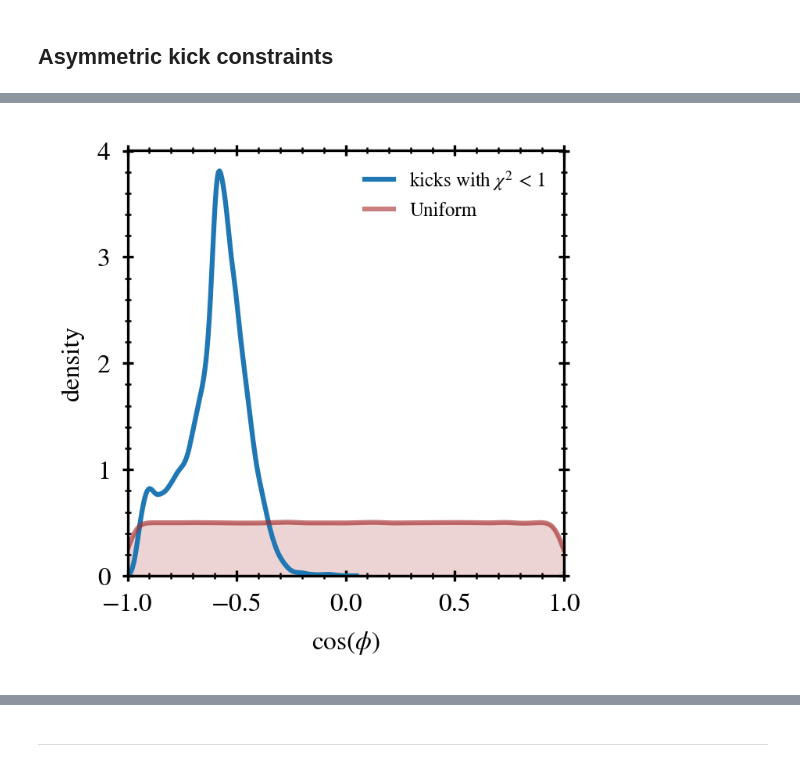
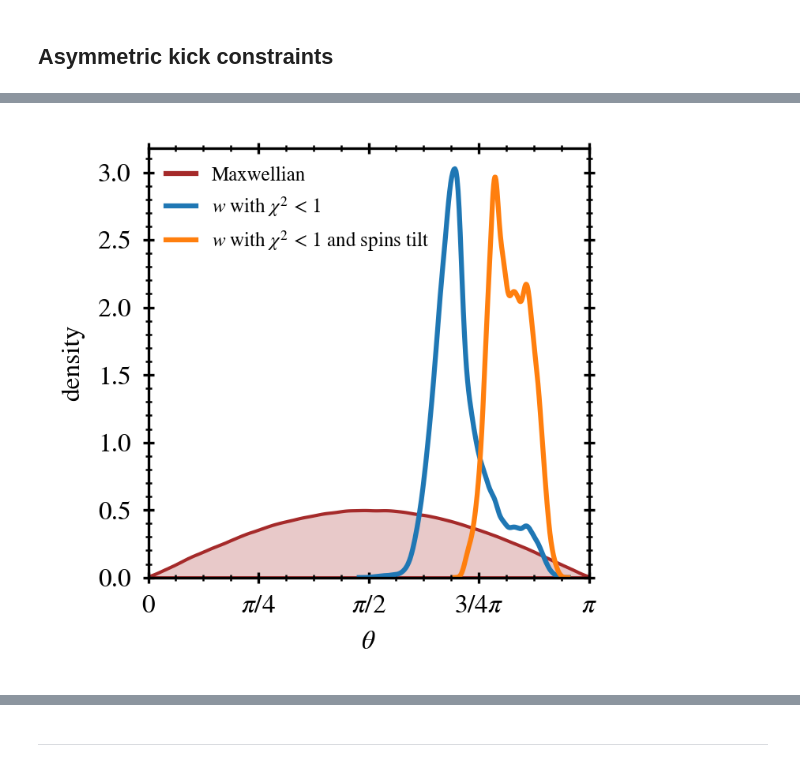
Before and after one commit to asimazbunzel/j08408, a Jupyter notebook: notebooks/grid-of-star-plus-ns.ipynb, the cells around one changed output, grey strips where cells are left out. Drawn from its saved outputs; the diff is of its cells as text; code cells hidden in the pictures.

Commit message:
finally fixed distribution plots for kicks

```diff
--- a/notebooks/grid-of-star-plus-ns.ipynb
+++ b/notebooks/grid-of-star-plus-ns.ipynb
@@ -658,7 +688,7 @@ if save_figures:
 # %% [markdown]
 ## Asymmetric kick constraints
 # %%
-def find_nice_kicks(df, w, theta, phi, p, e):
+def find_nice_kicks(df, ids, w, theta, phi, p, e):
     """Search for kicks with chi2 < 1"""
 
     dbg = False
@@ -667,7 +697,7 @@ def find_nice_kicks(df, w, theta, phi, p, e):
     porb_borders = np.logspace(np.log10(4.42), np.log10(1745.02), 51)
     e_borders = np.linspace(0, 1, 11)
 
-    w_nice, theta_nice, phi_nice = [], [], []
+    id_nice, w_nice, theta_nice, phi_nice = [], [], [], []
     for k in df.index:
         porbk = df["porb"].iloc[k]
         ecck = df["e"].iloc[k]
@@ -691,14 +721,16 @@ def find_nice_kicks(df, w, theta, phi, p, e):
                     print(
                         f"{porb_borders[pkmin]:.2f} < {p[k]:.2f} < {porb_borders[pkmin+1]:.2f} days; {e_borders[ekmin]} < {e[k]:.2f} < {e_borders[ekmin+1]}"
                     )
+                id_nice.append(int(ids[k]))
                 w_nice.append(w[k])
                 theta_nice.append(theta[k])
                 phi_nice.append(phi[k])
 
-    return w_nice, theta_nice, phi_nice
+    return id_nice, w_nice, theta_nice, phi_nice
 # %%
-w_nice, theta_nice, phi_nice = find_nice_kicks(
+id_nice, w_nice, theta_nice, phi_nice = find_nice_kicks(
     additional_info_on_progenitors,
+    id_allorbits,
     w_allorbits,
     theta_allorbits,
     phi_allorbits,
@@ -708,6 +740,7 @@ w_nice, theta_nice, phi_nice = find_nice_kicks(
 print(len(w_nice))
 
 # use numpy arrays
+id_nice = np.array(id_nice)
 w_nice = np.array(w_nice)
 theta_nice = np.array(theta_nice)
 phi_nice = np.array(phi_nice)
@@ -716,9 +749,10 @@ phi_nice = np.array(phi_nice)
 # %%
 w_tilt, theta_tilt, phi_tilt = [], [], []
 n_tilt, n_notilt = 0, 0
-for k, wtmp in enumerate(w_nice):
-    if phi_nice[k] > np.pi/2:
-        w_tilt.append(wtmp)
+for k, idtmp in enumerate(id_nice):
+    cosi = cosi_allorbits[id_allorbits == idtmp]
+    if cosi[0] < 0:
+        w_tilt.append(w_nice[k])
         theta_tilt.append(theta_nice[k])
         phi_tilt.append(phi_nice[k])
         n_tilt += 1
@@ -805,48 +840,58 @@ def get_lines_of_distribution(x):
 # %%
 if use_paper_style:
     plt.style.use("../config/paper-style.mpl")
 else:
     plt.style.use("../config/style.mpl")
 fig, ax = plt.subplots()
 
-ax.set_xlabel("$\\cos(\\phi)$")
+ax.set_xlabel("$\\theta$")
 ax.set_ylabel("density")
 
-#ax.set_ylim(0.0, 0.30)
-ax.set_xlim(-1, 1)
+# ax.set_ylim(0.0, 0.30)
+ax.set_xlim(0, np.pi)
+ax.set_xticks([0, np.pi/4, np.pi/2, 3*np.pi/4, np.pi], minor=False)
+ax.xaxis.set_ticklabels(["0", "$\\pi/4$", "$\\pi/2$", "$3/4\\pi$", "$\\pi$"]);
 
 # distribution for nice kicks
-sn = sns.kdeplot(
-        x=np.cos(theta_nice),
-        clip=(-1, 1),
-        weights= 1 / (len(theta_distro) * np.ones(len(theta_nice))),
-        common_norm=True,
-        bw_adjust=1,
-        common_grid=False,
-        alpha=0.0,
-        color="C0",
-    )
-x, y = sn.lines[0].get_data()
-ax.plot(x, y, color="C0", label="kicks with $\\chi^2 \, < \, 1$")
+thetabins = np.linspace(0, np.pi, 80)
+sns.distplot(
+    theta_nice,
+    kde=True,
+    bins=thetabins,
+    hist=False,
+    color="C0",
+    kde_kws={"shade": False, "weights": None},
+    ax=ax,
+)
 
 # complete distribution
-sn = sns.kdeplot(
-        x=np.cos(theta_distro),
-        clip=(-1, 1),
-        weights=1 / (len(theta_distro) * np.ones(len(theta_distro))),
-        common_norm=True,
-        bw_adjust=1,
-        common_grid=False,
-        alpha=0.0,
-        color="brown",
-    )
-x, y = sn.lines[2].get_data()
-ax.plot(x, y, color="brown", alpha=0.6, label="Uniform")
-ax.fill_between(x, 0, y, color="brown", alpha=0.2)
+sns.distplot(
+    theta_distro,
+    kde=True,
+    bins=thetabins,
+    hist=False,
+    color="brown",
+    kde_kws={"shade": True, "weights": None},
+    ax=ax,
+)
 
-ax.legend();
+# kicks producing spins tilt
+sns.distplot(
+    theta_tilt,
+    kde=True,
+    bins=wbins,
+    hist=False,
+    color="C1",
+    kde_kws={"shade": False, "weights": None},
+    ax=ax,
+)
+
+f = lambda c: plt.plot([], [], color=c)[0]
+handles = [f("brown"), f("C0"), f("C1")]
+legends = ["Maxwellian", "$w$ with $\\chi^2 \, < \, 1$", "$w$ with $\\chi^2 \, < \, 1$ and spins tilt"]
+ax.legend(handles, legends, loc=2, fontsize=6);
 # %% [output]
-[figure, old version]
+[figure, new version]
 # %%
 if use_paper_style:
     plt.style.use("../config/paper-style.mpl")
```
Also changed, not shown: parts of 13 cells of this notebook.
